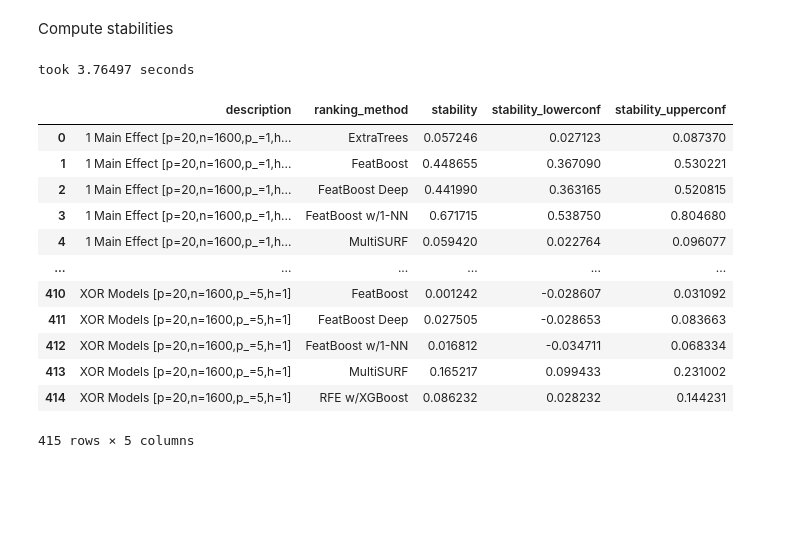
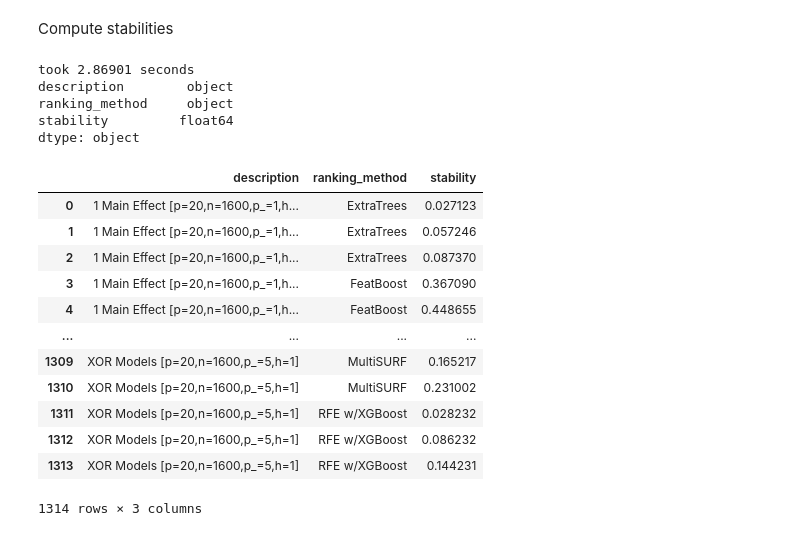
Before and after one commit to dunnkers/feature-selection, a Jupyter notebook: analysis/benchmark-20200524/stability-analysis.ipynb, the cells around one changed output. Cells and saved outputs as stored; diff of their text form; code cells hidden in the pictures; blank space fills up the shorter version.

```diff
--- a/analysis/benchmark-20200524/stability-analysis.ipynb
+++ b/analysis/benchmark-20200524/stability-analysis.ipynb
@@ -19,9 +19,13 @@ result_dirs = ['../../results/11714894_subsets', '../../results/11824789']
 chunks = []
 for _, dataset in tqdm(datacol.iterrows(), total=len(datacol)):
     for result_dir in result_dirs:
-        statpath = os.path.join(result_dir, 'binary_subsets', dataset.path + '.csv')
-        if os.path.exists(statpath):
-            chunks.append(pd.read_csv(statpath))
+        respath = os.path.join(result_dir, 'binary_subsets', dataset.path + '.csv')
+        if os.path.exists(respath):
+            res = pd.read_csv(respath)
+            # dataset_ = dataset.drop(labels=[ # `labels` cause `dataset` is Series
+            #     'directory', 'path', 'adapter']) # drop some cols to save space
+            # res = res.assign(**dataset_)
+            chunks.append(res)
 bindata = pd.concat(chunks)
 del chunks
 print('bindata successfully collected.')
@@ -32,44 +38,50 @@ Compute stabilities
 # %%
 import numpy as np
 import time
 
 def compute_stability(replicas):
     to_int = lambda array: list(map(int, array))
     Z = replicas.str.split(pat=',').map(to_int).values
     Z = np.array(Z.tolist()) # make numpy appreciate both dimensions properly.
     M, d = Z.shape
     if M == 1: # theres only 1 replica available. stability can't be computed.
         return { 'stability': np.nan, 'lower': np.nan, 'upper': np.nan }
     return stability.confidenceIntervals(Z)
 
 def split_cols(row):
-    res = row.binary_subset
-    row['stability'] = res['stability']
-    row['stability_lowerconf'] = res['lower']
-    row['stability_upperconf'] = res['upper']
-    del row['binary_subset']
-    return row
+    return pd.Series({ 'stability':
+        [row.binary_subset['lower'],\
+        row.binary_subset['stability'],\
+        row.binary_subset['upper']]
+    })
 
 s = time.time()
-stabdata = bindata\
+stabdata_ = bindata\
     .groupby(['description', 'ranking_method'])\
     .agg({ 'binary_subset': compute_stability })\
     .apply(split_cols, axis=1)\
+    .explode('stability')\
     .reset_index()
+stabdata_['stability'] = pd.to_numeric(stabdata_['stability'])
 print('took {:.5f} seconds'.format(time.time() - s))
-stabdata
+print(stabdata_.dtypes)
+stabdata_
 # %% [output]
-took 3.76497 seconds
+took 2.86901 seconds
+description        object
+ranking_method     object
+stability         float64
+dtype: object
-|  | description | ranking_method | stability | stability_lowerconf | stability_upperconf |
-| 0 | 1 Main Effect [p=20,n=1600,p_=1,h... | ExtraTrees | 0.057246 | 0.027123 | 0.087370 |
-| 1 | 1 Main Effect [p=20,n=1600,p_=1,h... | FeatBoost | 0.448655 | 0.367090 | 0.530221 |
-| 2 | 1 Main Effect [p=20,n=1600,p_=1,h... | FeatBoost Deep | 0.441990 | 0.363165 | 0.520815 |
-| 3 | 1 Main Effect [p=20,n=1600,p_=1,h... | FeatBoost w/1-NN | 0.671715 | 0.538750 | 0.804680 |
-| 4 | 1 Main Effect [p=20,n=1600,p_=1,h... | MultiSURF | 0.059420 | 0.022764 | 0.096077 |
-| ... | ... | ... | ... | ... | ... |
-| 410 | XOR Models [p=20,n=1600,p_=5,h=1] | FeatBoost | 0.001242 | -0.028607 | 0.031092 |
-| 411 | XOR Models [p=20,n=1600,p_=5,h=1] | FeatBoost Deep | 0.027505 | -0.028653 | 0.083663 |
-| 412 | XOR Models [p=20,n=1600,p_=5,h=1] | FeatBoost w/1-NN | 0.016812 | -0.034711 | 0.068334 |
-| 413 | XOR Models [p=20,n=1600,p_=5,h=1] | MultiSURF | 0.165217 | 0.099433 | 0.231002 |
-| 414 | XOR Models [p=20,n=1600,p_=5,h=1] | RFE w/XGBoost | 0.086232 | 0.028232 | 0.144231 |
+|  | description | ranking_method | stability |
+| 0 | 1 Main Effect [p=20,n=1600,p_=1,h... | ExtraTrees | 0.027123 |
+| 1 | 1 Main Effect [p=20,n=1600,p_=1,h... | ExtraTrees | 0.057246 |
+| 2 | 1 Main Effect [p=20,n=1600,p_=1,h... | ExtraTrees | 0.087370 |
+| 3 | 1 Main Effect [p=20,n=1600,p_=1,h... | FeatBoost | 0.367090 |
+| 4 | 1 Main Effect [p=20,n=1600,p_=1,h... | FeatBoost | 0.448655 |
+| ... | ... | ... | ... |
+| 1309 | XOR Models [p=20,n=1600,p_=5,h=1] | MultiSURF | 0.165217 |
+| 1310 | XOR Models [p=20,n=1600,p_=5,h=1] | MultiSURF | 0.231002 |
+| 1311 | XOR Models [p=20,n=1600,p_=5,h=1] | RFE w/XGBoost | 0.028232 |
+| 1312 | XOR Models [p=20,n=1600,p_=5,h=1] | RFE w/XGBoost | 0.086232 |
+| 1313 | XOR Models [p=20,n=1600,p_=5,h=1] | RFE w/XGBoost | 0.144231 |
-415 rows × 5 columns
+1314 rows × 3 columns
```
Also changed, not shown: parts of 8 cells of this notebook, 3 other files.
